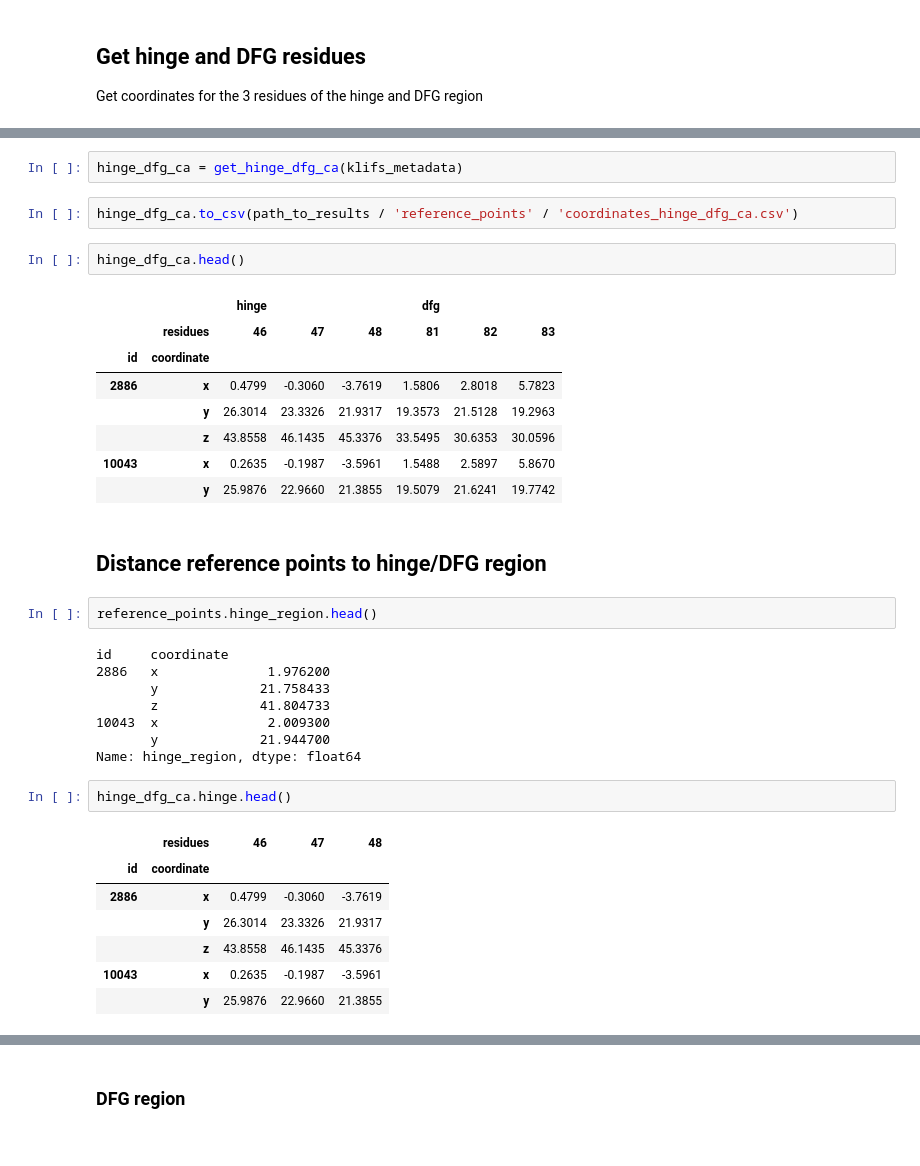
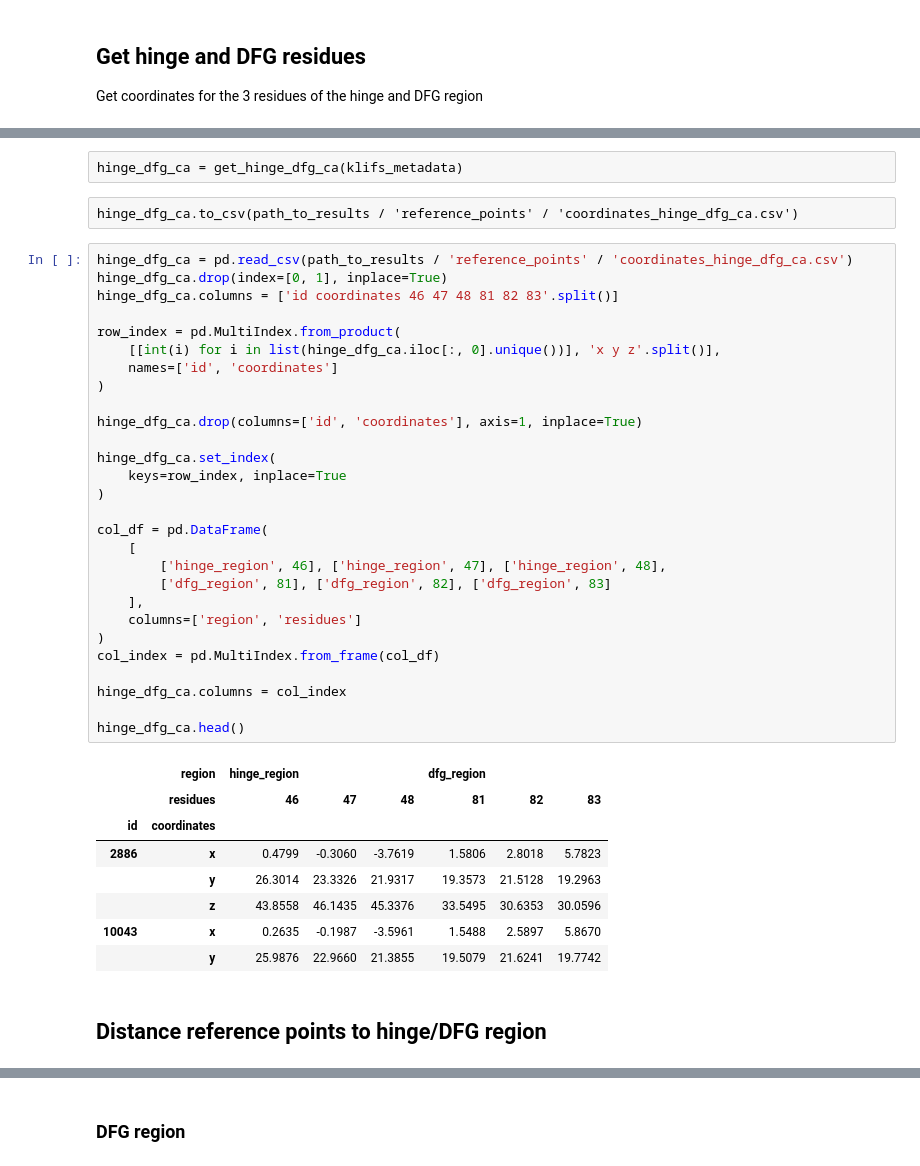
Before and after one commit to volkamerlab/kissim, a Jupyter notebook: examples/notebooks/reference_points.ipynb, the cells around one changed output, grey strips where cells are left out. Cells and saved outputs as stored; diff of their text form.

Commit message:
Update (add intermediate results output)

```diff
--- a/examples/notebooks/reference_points.ipynb
+++ b/examples/notebooks/reference_points.ipynb
@@ -146,40 +173,46 @@ def get_hinge_dfg_ca(klifs_metadata):
     hinge_dfg_ca = pd.concat(hinge_dfg_ca.values(), axis=1, keys=hinge_dfg_ca.keys())
 
     return hinge_dfg_ca
-# %%
-hinge_dfg_ca = get_hinge_dfg_ca(klifs_metadata)
-# %%
-hinge_dfg_ca.to_csv(path_to_results / 'reference_points' / 'coordinates_hinge_dfg_ca.csv')
-# %%
-hinge_dfg_ca.head()
-# %% [output]
-|  |  | hinge |  |  | dfg |  |  |
-|  | residues | 46 | 47 | 48 | 81 | 82 | 83 |
-| id | coordinate |  |  |  |  |  |  |
-| 2886 | x | 0.4799 | -0.3060 | -3.7619 | 1.5806 | 2.8018 | 5.7823 |
-|  | y | 26.3014 | 23.3326 | 21.9317 | 19.3573 | 21.5128 | 19.2963 |
-|  | z | 43.8558 | 46.1435 | 45.3376 | 33.5495 | 30.6353 | 30.0596 |
-| 10043 | x | 0.2635 | -0.1987 | -3.5961 | 1.5488 | 2.5897 | 5.8670 |
-|  | y | 25.9876 | 22.9660 | 21.3855 | 19.5079 | 21.6241 | 19.7742 |
+# %% [raw]
+hinge_dfg_ca = get_hinge_dfg_ca(klifs_metadata)
+# %% [raw]
+hinge_dfg_ca.to_csv(path_to_results / 'reference_points' / 'coordinates_hinge_dfg_ca.csv')
+# %%
+hinge_dfg_ca = pd.read_csv(path_to_results / 'reference_points' / 'coordinates_hinge_dfg_ca.csv')
+hinge_dfg_ca.drop(index=[0, 1], inplace=True)
+hinge_dfg_ca.columns = ['id coordinates 46 47 48 81 82 83'.split()]
+
+row_index = pd.MultiIndex.from_product(
+    [[int(i) for i in list(hinge_dfg_ca.iloc[:, 0].unique())], 'x y z'.split()],
+    names=['id', 'coordinates']
+)
+
+hinge_dfg_ca.drop(columns=['id', 'coordinates'], axis=1, inplace=True)
+
+hinge_dfg_ca.set_index(
+    keys=row_index, inplace=True
+)
+
+col_df = pd.DataFrame(
+    [
+        ['hinge_region', 46], ['hinge_region', 47], ['hinge_region', 48],
+        ['dfg_region', 81], ['dfg_region', 82], ['dfg_region', 83]
+    ],
+    columns=['region', 'residues']
+)
+col_index = pd.MultiIndex.from_frame(col_df)
+
+hinge_dfg_ca.columns = col_index
+
+hinge_dfg_ca.head()
+# %% [output]
+|  | region | hinge_region |  |  | dfg_region |  |  |
+|  | residues | 46 | 47 | 48 | 81 | 82 | 83 |
+| id | coordinates |  |  |  |  |  |  |
+| 2886 | x | 0.4799 | -0.3060 | -3.7619 | 1.5806 | 2.8018 | 5.7823 |
+|  | y | 26.3014 | 23.3326 | 21.9317 | 19.3573 | 21.5128 | 19.2963 |
+|  | z | 43.8558 | 46.1435 | 45.3376 | 33.5495 | 30.6353 | 30.0596 |
+| 10043 | x | 0.2635 | -0.1987 | -3.5961 | 1.5488 | 2.5897 | 5.8670 |
+|  | y | 25.9876 | 22.9660 | 21.3855 | 19.5079 | 21.6241 | 19.7742 |
 # %% [markdown]
 ## Distance reference points to hinge/DFG region
-# %%
-reference_points.hinge_region.head()
-# %% [output]
-id     coordinate
-2886   x              1.976200
-       y             21.758433
-       z             41.804733
-10043  x              2.009300
-       y             21.944700
-Name: hinge_region, dtype: float64
-# %%
-hinge_dfg_ca.hinge.head()
-# %% [output]
-|  | residues | 46 | 47 | 48 |
-| id | coordinate |  |  |  |
-| 2886 | x | 0.4799 | -0.3060 | -3.7619 |
-|  | y | 26.3014 | 23.3326 | 21.9317 |
-|  | z | 43.8558 | 46.1435 | 45.3376 |
-| 10043 | x | 0.2635 | -0.1987 | -3.5961 |
-|  | y | 25.9876 | 22.9660 | 21.3855 |
```
Also changed, not shown: parts of 37 cells of this notebook.
